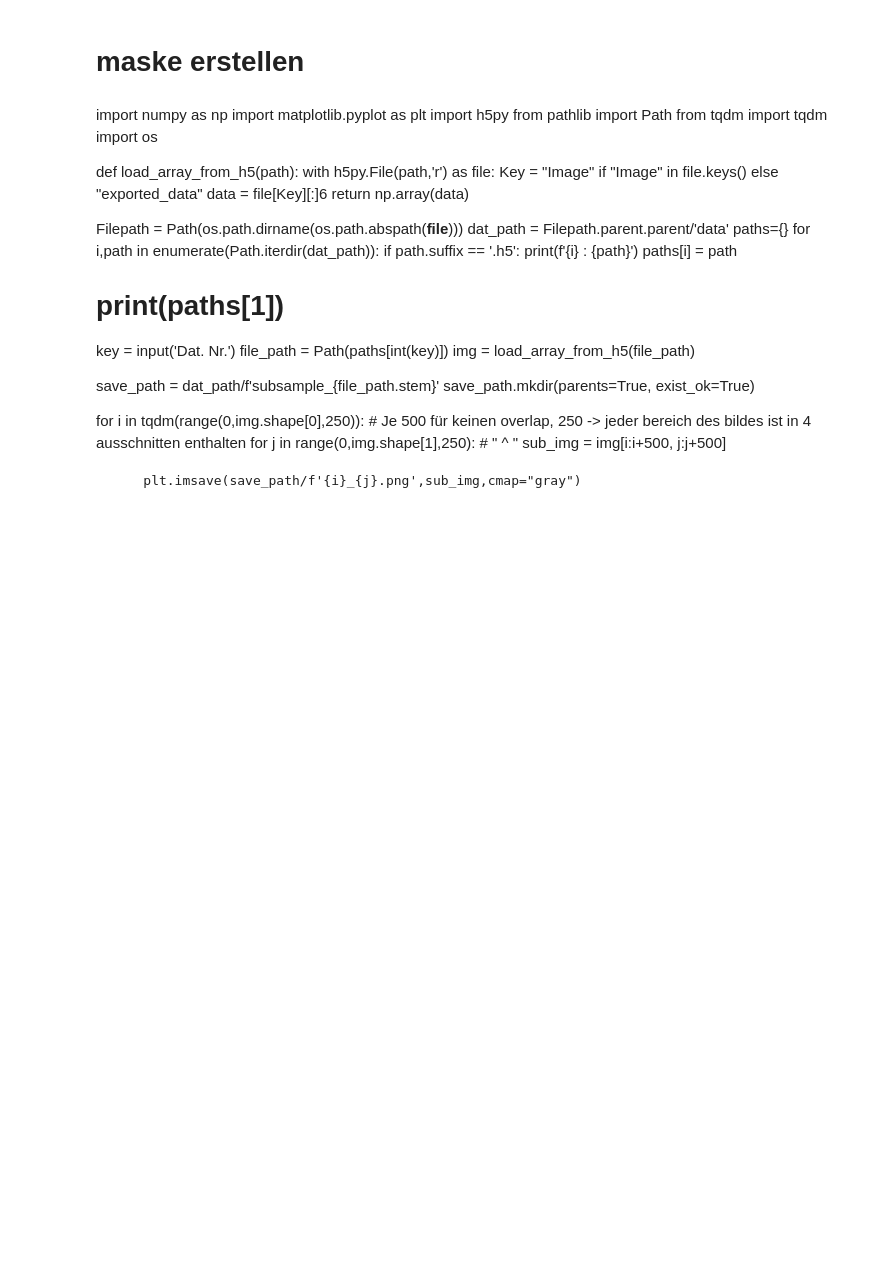
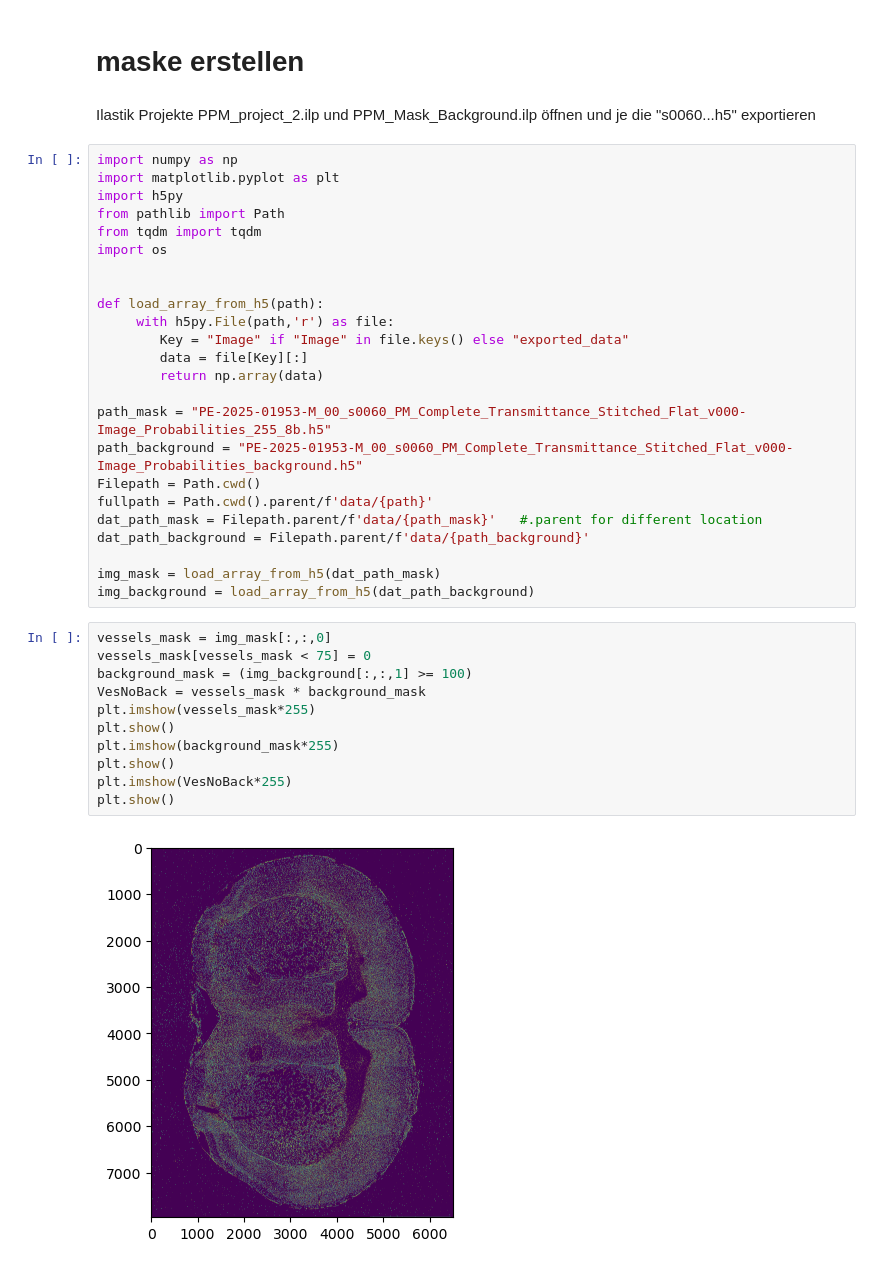
Before and after one commit to Friedrich-Jahns/Projektpraktikum_Master, a Jupyter notebook: code/PP_V1.ipynb, the cells around one changed output. Saved outputs shown, nothing was run; the diff lists cells and outputs as text; blank space fills up the shorter version.

```diff
--- a/code/PP_V1.ipynb
+++ b/code/PP_V1.ipynb
@@ -363,39 +365,42 @@ Epoch 4, Loss: 0.9697
 Epoch 5, Loss: 0.9440
 # %% [markdown]
 # maske erstellen
-# %% [markdown]
-import numpy as np
-import matplotlib.pyplot as plt
-import h5py
-from pathlib import Path
-from tqdm import tqdm
-import os
-
-def load_array_from_h5(path):
-     with h5py.File(path,'r') as file:
-        Key = "Image" if "Image" in file.keys() else "exported_data"
-        data = file[Key][:]6
-        return np.array(data)
-
-
-Filepath = Path(os.path.dirname(os.path.abspath(__file__)))
-dat_path = Filepath.parent.parent/'data'
-paths={}
-for i,path in enumerate(Path.iterdir(dat_path)):
-        if path.suffix == '.h5':
-                print(f'{i} : {path}')
-                paths[i] = path
-# print(paths[1])
-
-key = input('Dat. Nr.')
-file_path = Path(paths[int(key)])
-img = load_array_from_h5(file_path)
-
-save_path = dat_path/f'subsample_{file_path.stem}'
-save_path.mkdir(parents=True, exist_ok=True)
-
-for i in tqdm(range(0,img.shape[0],250)): # Je 500 für keinen overlap, 250 -> jeder bereich des bildes ist in 4 ausschnitten enthalten
-    for j in range(0,img.shape[1],250):   # " ^ "
-        sub_img = img[i:i+500, j:j+500]
-
-        plt.imsave(save_path/f'{i}_{j}.png',sub_img,cmap="gray")
+# %% [markdown]
+Ilastik Projekte PPM_project_2.ilp und PPM_Mask_Background.ilp öffnen und je die "s0060...h5" exportieren
+# %%
+import numpy as np
+import matplotlib.pyplot as plt
+import h5py
+from pathlib import Path
+from tqdm import tqdm
+import os
+
+
+def load_array_from_h5(path):
+     with h5py.File(path,'r') as file:
+        Key = "Image" if "Image" in file.keys() else "exported_data"
+        data = file[Key][:]
+        return np.array(data)
+
+path_mask = "PE-2025-01953-M_00_s0060_PM_Complete_Transmittance_Stitched_Flat_v000-Image_Probabilities_255_8b.h5"
+path_background = "PE-2025-01953-M_00_s0060_PM_Complete_Transmittance_Stitched_Flat_v000-Image_Probabilities_background.h5"
+Filepath = Path.cwd()
+fullpath = Path.cwd().parent/f'data/{path}'
+dat_path_mask = Filepath.parent/f'data/{path_mask}'   #.parent for different location
+dat_path_background = Filepath.parent/f'data/{path_background}'
+
+img_mask = load_array_from_h5(dat_path_mask)
+img_background = load_array_from_h5(dat_path_background)
+# %%
+vessels_mask = img_mask[:,:,0]
+vessels_mask[vessels_mask < 75] = 0
+background_mask = (img_background[:,:,1] >= 100)
+VesNoBack = vessels_mask * background_mask
+plt.imshow(vessels_mask*255)
+plt.show()
+plt.imshow(background_mask*255)
+plt.show()
+plt.imshow(VesNoBack*255)
+plt.show()
+# %% [output]
+[figure, added]
```
Also changed, not shown: parts of 22 cells of this notebook, 2 other files.
